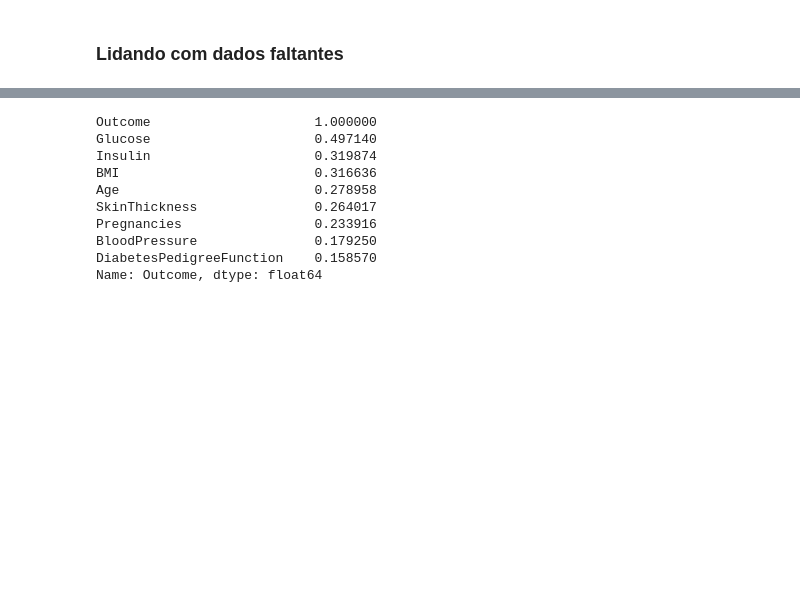
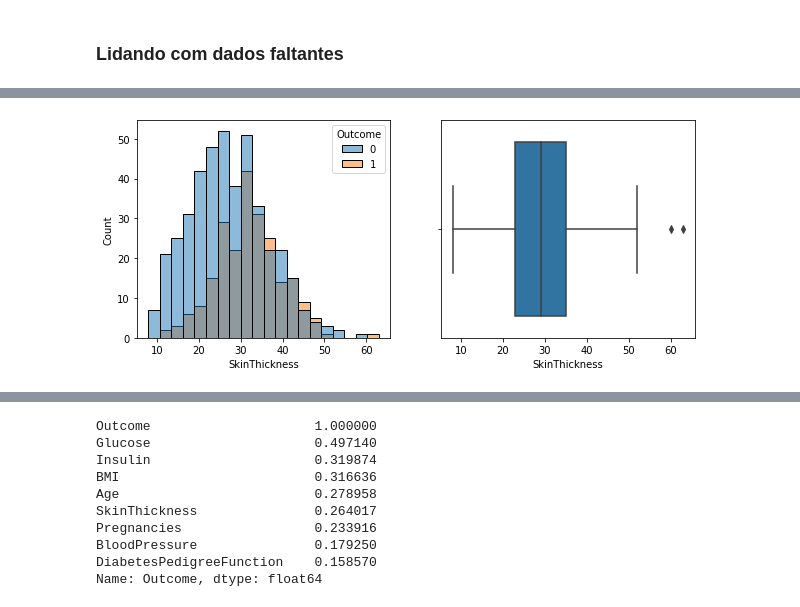
Before and after one commit to franklinzppa/diabetes-classification, a Jupyter notebook: diabetes-clf.ipynb, the cells around one changed output, grey strips where cells are left out. Cells and saved outputs as stored; diff of their text form; code cells hidden in the pictures; blank space fills up the shorter version.

```diff
--- a/diabetes-clf.ipynb
+++ b/diabetes-clf.ipynb
@@ -399,0 +348,4 @@ _ = sns.boxplot(data=X_train_tr_full, x="BMI")
+# %%
+plot_dist_box(X_train_tr_full, "SkinThickness")
+# %% [output]
+[figure, added]
```
Also changed, not shown: parts of 44 cells of this notebook.
